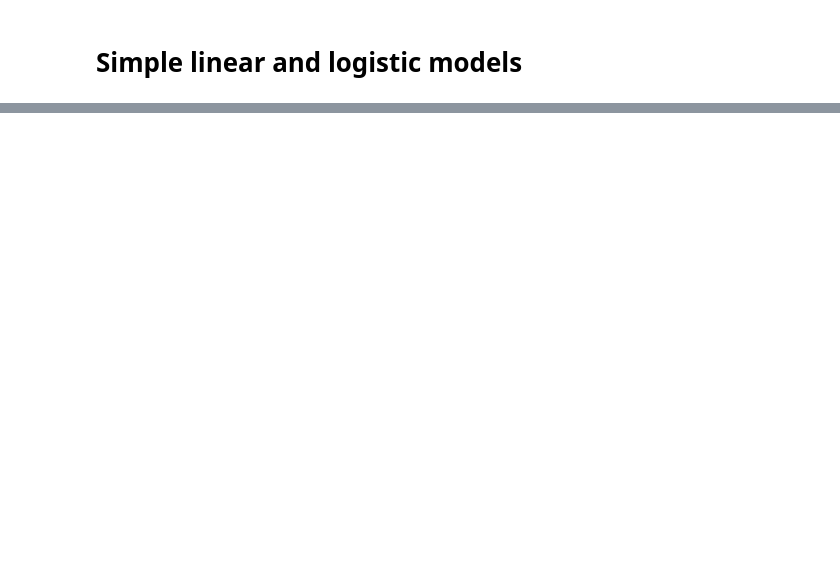
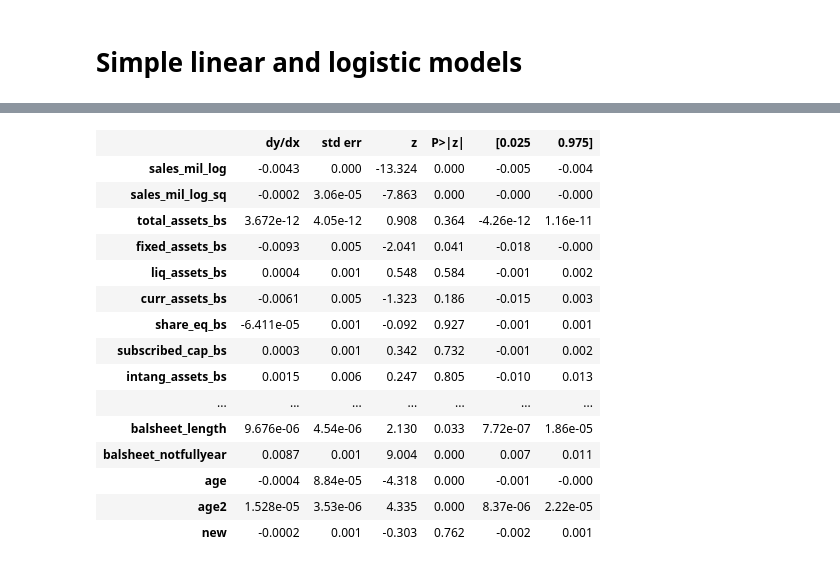
Before and after one commit to 00Dabide/DA3-Assignment-3, a Jupyter notebook: Assignment-3.ipynb, the cells around one changed output, grey strips where cells are left out. Cells and saved outputs as stored; diff of their text form; code cells hidden in the pictures; blank space fills up the shorter version.

```diff
--- a/Assignment-3.ipynb
+++ b/Assignment-3.ipynb
@@ -611,17 +689,17 @@ X1 = pd.concat([basevars], axis=1)
 
 # Define X2
 X2additional_vars = data[["fixed_assets_bs", "share_eq_bs","curr_liab_bs", "curr_liab_bs_flag_high", \
-                          "curr_liab_bs_flag_error",  "age", "foreign_management"]]
+                          "curr_liab_bs_flag_error", "foreign_management"]]
 X2 = pd.concat([X1, X2additional_vars], axis=1)
 
 # Define X3
-firm = pd.concat([data[["age", "age2", "new"]], m_region_locmat, urban_mmat], axis=1)
+firm = pd.concat([data[["age", "age2", "new"]]], axis=1)
 X3 = pd.concat([data[["sales_mil_log", "sales_mil_log_sq"] + engvar + d1], firm], axis=1)
 
 # Define X4
 X4 = pd.concat([data[["sales_mil_log", "sales_mil_log_sq"] + engvar + d1 \
                                  + engvar2 + engvar3 + hr + qualityvars], firm], axis=1)
 # %%
-y = data_train['default']
+y = data['default']
 # %%
 index_train, index_holdout= train_test_split(
@@ -707,0 +884,20 @@ create_coef_matrix(X1, glm_modelx1)
+# %%
+t = m.summary().tables[1]
+t
+# %% [output]
+|  | dy/dx | std err | z | P>|z| | [0.025 | 0.975] |
+| sales_mil_log | -0.0043 | 0.000 | -13.324 | 0.000 | -0.005 | -0.004 |
+| sales_mil_log_sq | -0.0002 | 3.06e-05 | -7.863 | 0.000 | -0.000 | -0.000 |
+| total_assets_bs | 3.672e-12 | 4.05e-12 | 0.908 | 0.364 | -4.26e-12 | 1.16e-11 |
+| fixed_assets_bs | -0.0093 | 0.005 | -2.041 | 0.041 | -0.018 | -0.000 |
+| liq_assets_bs | 0.0004 | 0.001 | 0.548 | 0.584 | -0.001 | 0.002 |
+| curr_assets_bs | -0.0061 | 0.005 | -1.323 | 0.186 | -0.015 | 0.003 |
+| share_eq_bs | -6.411e-05 | 0.001 | -0.092 | 0.927 | -0.001 | 0.001 |
+| subscribed_cap_bs | 0.0003 | 0.001 | 0.342 | 0.732 | -0.001 | 0.002 |
+| intang_assets_bs | 0.0015 | 0.006 | 0.247 | 0.805 | -0.010 | 0.013 |
+| ... | ... | ... | ... | ... | ... | ... |
+| balsheet_length | 9.676e-06 | 4.54e-06 | 2.130 | 0.033 | 7.72e-07 | 1.86e-05 |
+| balsheet_notfullyear | 0.0087 | 0.001 | 9.004 | 0.000 | 0.007 | 0.011 |
+| age | -0.0004 | 8.84e-05 | -4.318 | 0.000 | -0.001 | -0.000 |
+| age2 | 1.528e-05 | 3.53e-06 | 4.335 | 0.000 | 8.37e-06 | 2.22e-05 |
+| new | -0.0002 | 0.001 | -0.303 | 0.762 | -0.002 | 0.001 |
```
Also changed, not shown: parts of 42 cells of this notebook.
